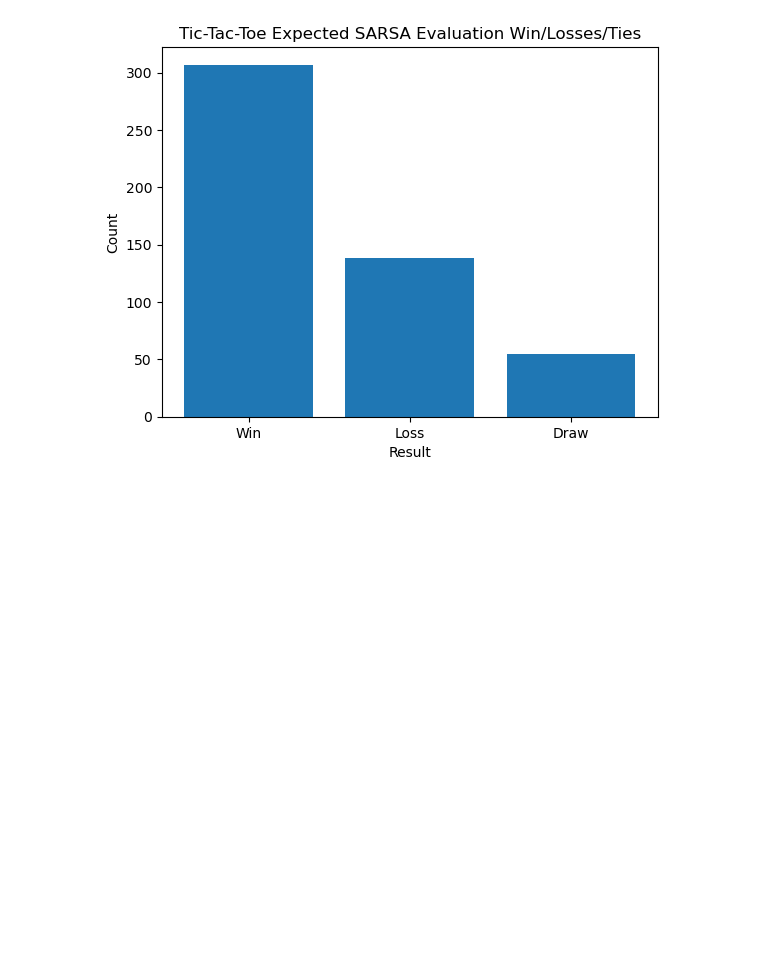
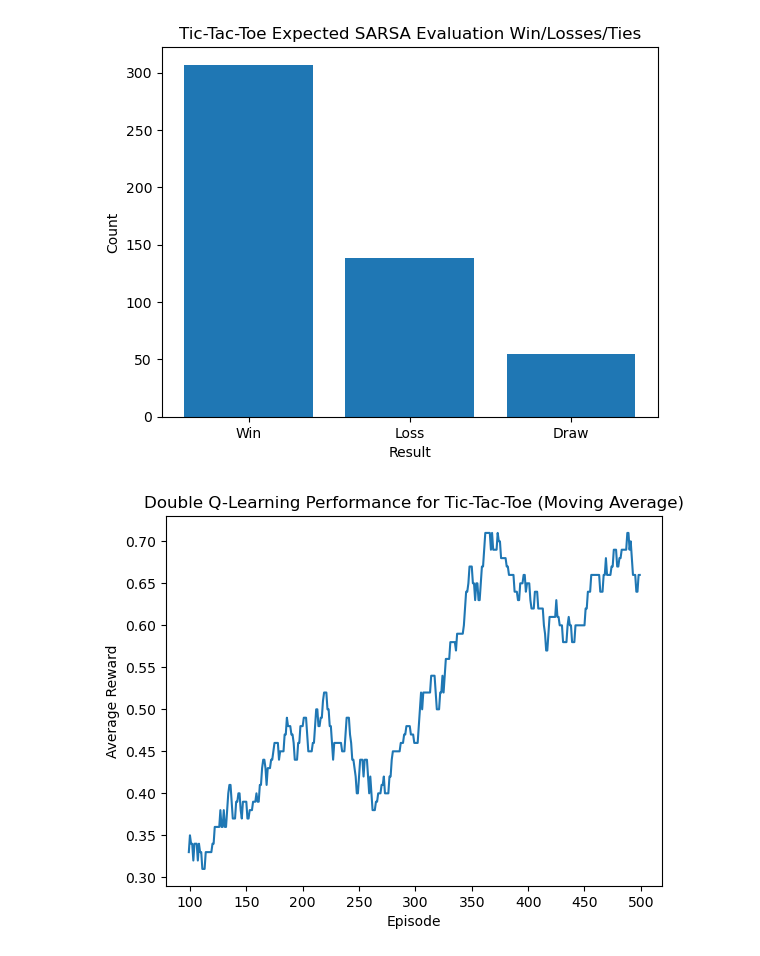
Before and after one commit to malopez3/CS_5100_capstone_project, a Jupyter notebook: CS_5100_capstone_project.ipynb, the cells around one changed output. Cells and saved outputs as stored; diff of their text form; code cells hidden in the pictures; blank space fills up the shorter version.

```diff
--- a/CS_5100_capstone_project.ipynb
+++ b/CS_5100_capstone_project.ipynb
@@ -501,0 +559,43 @@ plt.show()
+# %%
+# Double Q-Learning training
+
+env = TicTacToe()
+agent = DoubleQLearning()
+
+episodes = 500
+reward_history = []
+
+for i in range(episodes):
+    state = env.reset()
+    done = False
+
+    while not done:
+        actions = env.available_actions()
+        action = agent.choose_action(state, actions)
+
+        next_state, reward, done = env.step(action)
+
+        next_actions = env.available_actions() if not done else []
+
+        agent.update(state, action, reward, next_state, done, next_actions)
+
+        state = next_state
+
+    agent.decay_epsilon()
+    reward_history.append(reward)
+# %%
+import pandas as pd
+import matplotlib.pyplot as plt
+
+# Double Q-Learning plotting
+
+moving_avg = pd.Series(reward_history).rolling(100).mean()
+
+plt.figure()
+plt.plot(moving_avg)
+plt.title("Double Q-Learning Performance for Tic-Tac-Toe (Moving Average)")
+plt.xlabel("Episode")
+plt.ylabel("Average Reward")
+plt.show()
+# %% [output]
+[figure, added]
```
Also changed, not shown: parts of 2 cells of this notebook.
